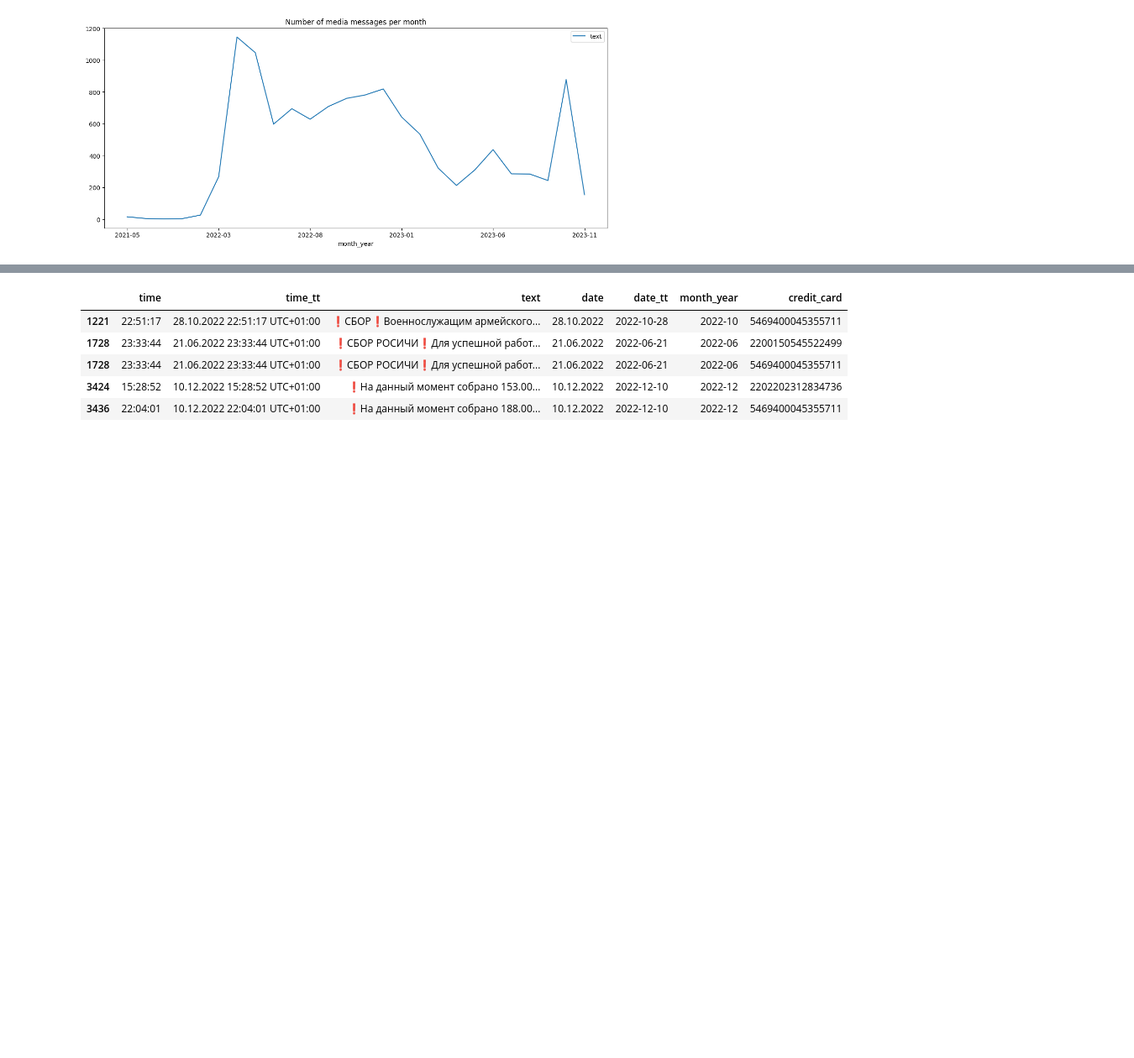
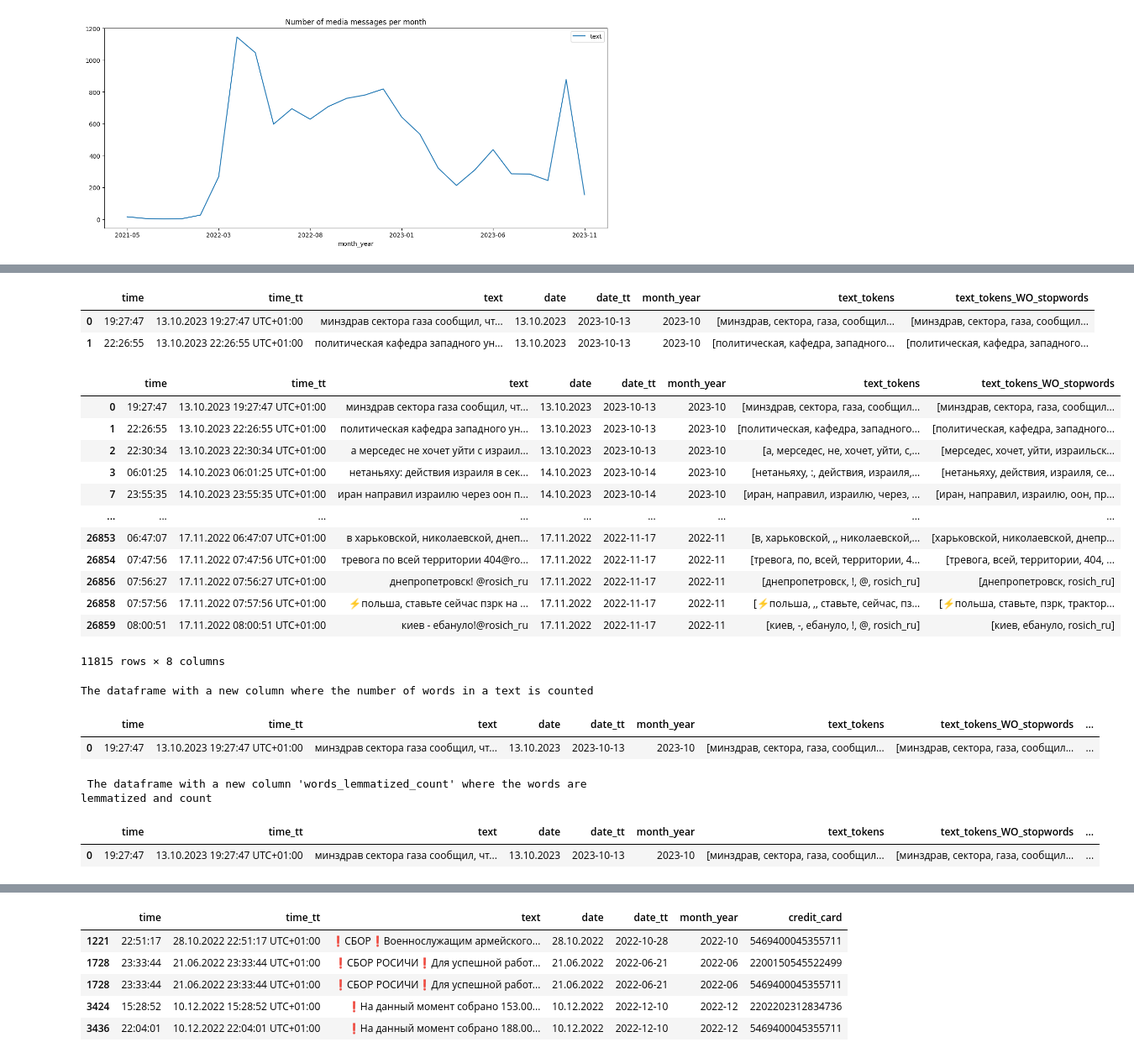
Before and after one commit to Okssana/telegram-api, a Jupyter notebook: chat_Rosich.ipynb, the cells around one changed output, grey strips where cells are left out. Shown at 84% size. Drawn from its saved outputs; the diff is of its cells as text; code cells hidden in the pictures; blank space fills up the shorter version.

Commit message:
text analysis for chats

```diff
--- a/chat_Rosich.ipynb
+++ b/chat_Rosich.ipynb
@@ -117,0 +142,8 @@ df_count_text.plot.line(x='month_year', y='text', figsize=(15, 6), title='Number
+# %%
+# lower text
+df_text_ta = df_text.copy()
+df_text_ta['text'] = df_text_ta['text'].str.lower()
+
+# Tokenize text
+df_text_ta['text_tokens'] = df_text_ta['text'].apply(word_tokenize)
+display(df_text_ta.head(4))
@@ -117,0 +156,6 @@ df_count_text.plot.line(x='month_year', y='text', figsize=(15, 6), title='Number
+# %%
+### Stopwords
+from stopwords_emails_ru import stopwords_merged
+print(len(stopwords_merged), type(stopwords_merged), stopwords_merged)
+stopwords_merged = pd.DataFrame(stopwords_merged)
+stopwords_merged
@@ -117,0 +177,48 @@ df_count_text.plot.line(x='month_year', y='text', figsize=(15, 6), title='Number
+# %%
+df_text_ta['text_tokens_WO_stopwords'] = df_text_ta['text_tokens'].apply(lambda x: [item for item in x if item not in stopwords_merged.values])
+display(df_text_ta.head(2))
+
+# remove ' from text
+df_text_ta['text_tokens_WO_stopwords'] = df_text_ta['text_tokens_WO_stopwords'].apply(lambda x: [item for item in x if item != "'"])
+df_text_ta
+# %% [output]
+|  | time | time_tt | text | date | date_tt | month_year | text_tokens | text_tokens_WO_stopwords |
+| 0 | 19:27:47 | 13.10.2023 19:27:47 UTC+01:00 | минздрав сектора газа сообщил, чт... | 13.10.2023 | 2023-10-13 | 2023-10 | [минздрав, сектора, газа, сообщил... | [минздрав, сектора, газа, сообщил... |
+| 1 | 22:26:55 | 13.10.2023 22:26:55 UTC+01:00 | политическая кафедра западного ун... | 13.10.2023 | 2023-10-13 | 2023-10 | [политическая, кафедра, западного... | [политическая, кафедра, западного... |
+|  | time | time_tt | text | date | date_tt | month_year | text_tokens | text_tokens_WO_stopwords |
+| 0 | 19:27:47 | 13.10.2023 19:27:47 UTC+01:00 | минздрав сектора газа сообщил, чт... | 13.10.2023 | 2023-10-13 | 2023-10 | [минздрав, сектора, газа, сообщил... | [минздрав, сектора, газа, сообщил... |
+| 1 | 22:26:55 | 13.10.2023 22:26:55 UTC+01:00 | политическая кафедра западного ун... | 13.10.2023 | 2023-10-13 | 2023-10 | [политическая, кафедра, западного... | [политическая, кафедра, западного... |
+| 2 | 22:30:34 | 13.10.2023 22:30:34 UTC+01:00 | а мерседес не хочет уйти с израил... | 13.10.2023 | 2023-10-13 | 2023-10 | [а, мерседес, не, хочет, уйти, с,... | [мерседес, хочет, уйти, израильск... |
+| 3 | 06:01:25 | 14.10.2023 06:01:25 UTC+01:00 | нетаньяху: действия израиля в сек... | 14.10.2023 | 2023-10-14 | 2023-10 | [нетаньяху, :, действия, израиля,... | [нетаньяху, действия, израиля, се... |
+| 7 | 23:55:35 | 14.10.2023 23:55:35 UTC+01:00 | иран направил израилю через оон п... | 14.10.2023 | 2023-10-14 | 2023-10 | [иран, направил, израилю, через, ... | [иран, направил, израилю, оон, пр... |
+| ... | ... | ... | ... | ... | ... | ... | ... | ... |
+| 26853 | 06:47:07 | 17.11.2022 06:47:07 UTC+01:00 | в харьковской, николаевской, днеп... | 17.11.2022 | 2022-11-17 | 2022-11 | [в, харьковской, ,, николаевской,... | [харьковской, николаевской, днепр... |
+| 26854 | 07:47:56 | 17.11.2022 07:47:56 UTC+01:00 | тревога по всей территории 404@ro... | 17.11.2022 | 2022-11-17 | 2022-11 | [тревога, по, всей, территории, 4... | [тревога, всей, территории, 404, ... |
+| 26856 | 07:56:27 | 17.11.2022 07:56:27 UTC+01:00 | днепропетровск! @rosich_ru | 17.11.2022 | 2022-11-17 | 2022-11 | [днепропетровск, !, @, rosich_ru] | [днепропетровск, rosich_ru] |
+| 26858 | 07:57:56 | 17.11.2022 07:57:56 UTC+01:00 | ⚡️польша, ставьте сейчас пзрк на ... | 17.11.2022 | 2022-11-17 | 2022-11 | [⚡️польша, ,, ставьте, сейчас, пз... | [⚡️польша, ставьте, пзрк, трактор... |
+| 26859 | 08:00:51 | 17.11.2022 08:00:51 UTC+01:00 | киев - ебануло!@rosich_ru | 17.11.2022 | 2022-11-17 | 2022-11 | [киев, -, ебануло, !, @, rosich_ru] | [киев, ебануло, rosich_ru] |
+11815 rows × 8 columns
+# %%
+# Count the number of words in emails_grouped['bodyText_tokenized_filtered'] column
+print("The dataframe with a new column where the number of words in a text is counted")
+
+df_text_ta['count_words'] = df_text_ta['text_tokens_WO_stopwords'].apply(lambda x: len(x))
+display(df_text_ta.head(1))
+# %% [output]
+The dataframe with a new column where the number of words in a text is counted
+|  | time | time_tt | text | date | date_tt | month_year | text_tokens | text_tokens_WO_stopwords | ... |
+| 0 | 19:27:47 | 13.10.2023 19:27:47 UTC+01:00 | минздрав сектора газа сообщил, чт... | 13.10.2023 | 2023-10-13 | 2023-10 | [минздрав, сектора, газа, сообщил... | [минздрав, сектора, газа, сообщил... | ... |
+# %%
+### Lemmatize words
+from collections import Counter
+
+lemmatizer = WordNetLemmatizer()
+df_text_ta['words_lemmatized'] = df_text_ta['text_tokens_WO_stopwords'].apply(lambda x: [lemmatizer.lemmatize(y) for y in x])
+
+print("\n" ,"The dataframe with a new column 'words_lemmatized_count' where the words are lemmatized and count")
+df_text_ta['words_lemmatized_count'] = df_text_ta['words_lemmatized'].apply(lambda x: Counter(x))
+display(df_text_ta.head(1))
+# %% [output]
+ The dataframe with a new column 'words_lemmatized_count' where the words are lemmatized and count
+|  | time | time_tt | text | date | date_tt | month_year | text_tokens | text_tokens_WO_stopwords | ... |
+| 0 | 19:27:47 | 13.10.2023 19:27:47 UTC+01:00 | минздрав сектора газа сообщил, чт... | 13.10.2023 | 2023-10-13 | 2023-10 | [минздрав, сектора, газа, сообщил... | [минздрав, сектора, газа, сообщил... | ... |
```
Also changed, not shown: parts of 4 cells of this notebook, 2 other files.
